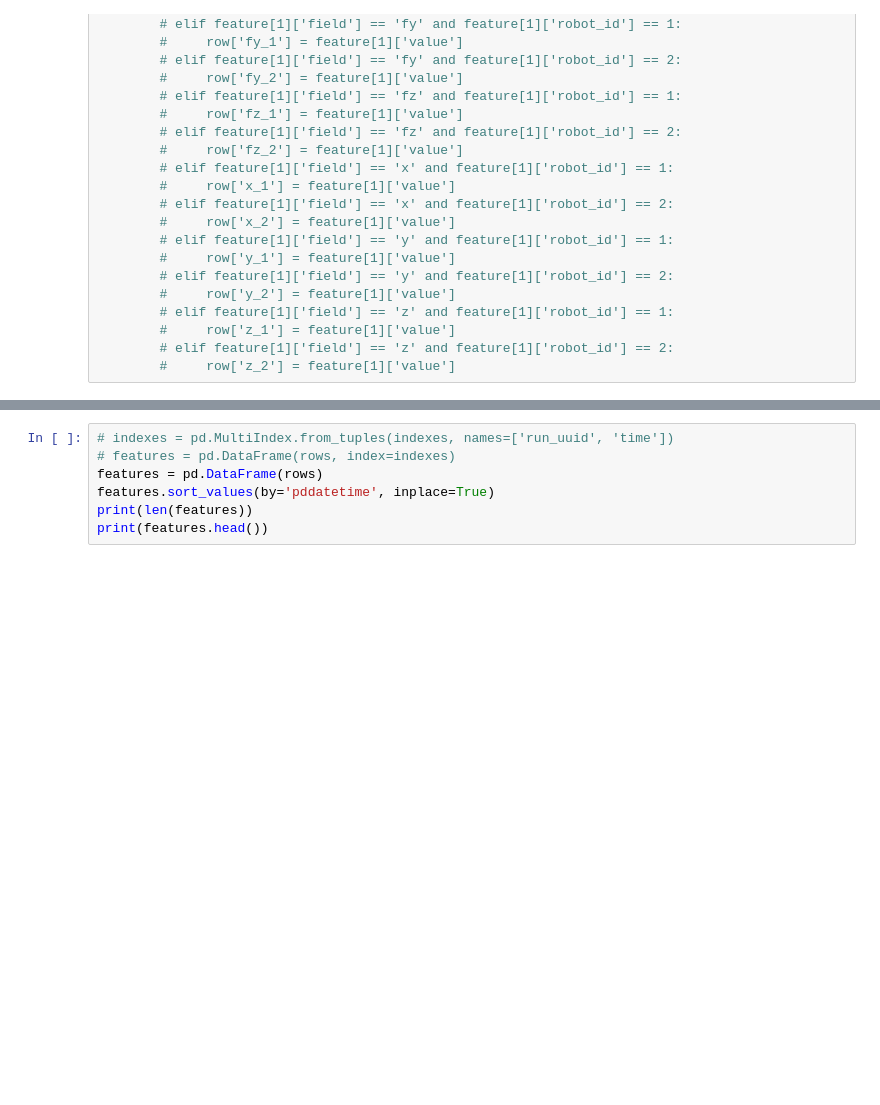
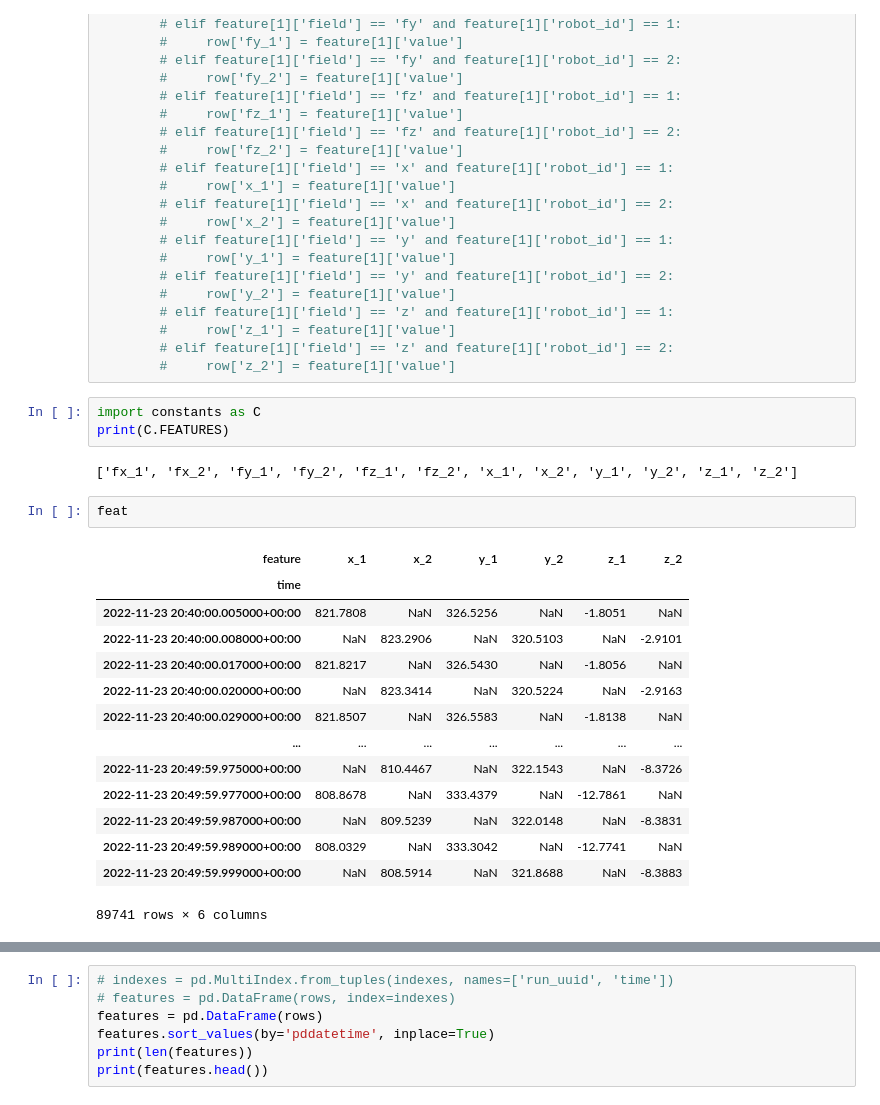
Before and after one commit to hahntrn/machina-labs-dataeng, a Jupyter notebook: src/explore_data.ipynb, the cells around one changed output, grey strips where cells are left out. Cells and saved outputs as stored; diff of their text form; blank space fills up the shorter version.

```diff
--- a/src/explore_data.ipynb
+++ b/src/explore_data.ipynb
@@ -202,3 +207,25 @@ print(len(time.groups))
         #     row['z_1'] = feature[1]['value']
         # elif feature[1]['field'] == 'z' and feature[1]['robot_id'] == 2:
         #     row['z_2'] = feature[1]['value']
+# %%
+import constants as C
+print(C.FEATURES)
+# %% [output]
+['fx_1', 'fx_2', 'fy_1', 'fy_2', 'fz_1', 'fz_2', 'x_1', 'x_2', 'y_1', 'y_2', 'z_1', 'z_2']
+# %%
+feat
+# %% [output]
+| feature | x_1 | x_2 | y_1 | y_2 | z_1 | z_2 |
+| time |  |  |  |  |  |  |
+| 2022-11-23 20:40:00.005000+00:00 | 821.7808 | NaN | 326.5256 | NaN | -1.8051 | NaN |
+| 2022-11-23 20:40:00.008000+00:00 | NaN | 823.2906 | NaN | 320.5103 | NaN | -2.9101 |
+| 2022-11-23 20:40:00.017000+00:00 | 821.8217 | NaN | 326.5430 | NaN | -1.8056 | NaN |
+| 2022-11-23 20:40:00.020000+00:00 | NaN | 823.3414 | NaN | 320.5224 | NaN | -2.9163 |
+| 2022-11-23 20:40:00.029000+00:00 | 821.8507 | NaN | 326.5583 | NaN | -1.8138 | NaN |
+| ... | ... | ... | ... | ... | ... | ... |
+| 2022-11-23 20:49:59.975000+00:00 | NaN | 810.4467 | NaN | 322.1543 | NaN | -8.3726 |
+| 2022-11-23 20:49:59.977000+00:00 | 808.8678 | NaN | 333.4379 | NaN | -12.7861 | NaN |
+| 2022-11-23 20:49:59.987000+00:00 | NaN | 809.5239 | NaN | 322.0148 | NaN | -8.3831 |
+| 2022-11-23 20:49:59.989000+00:00 | 808.0329 | NaN | 333.3042 | NaN | -12.7741 | NaN |
+| 2022-11-23 20:49:59.999000+00:00 | NaN | 808.5914 | NaN | 321.8688 | NaN | -8.3883 |
+89741 rows × 6 columns
```
Also changed, not shown: parts of 23 cells of this notebook, 6 other files.
